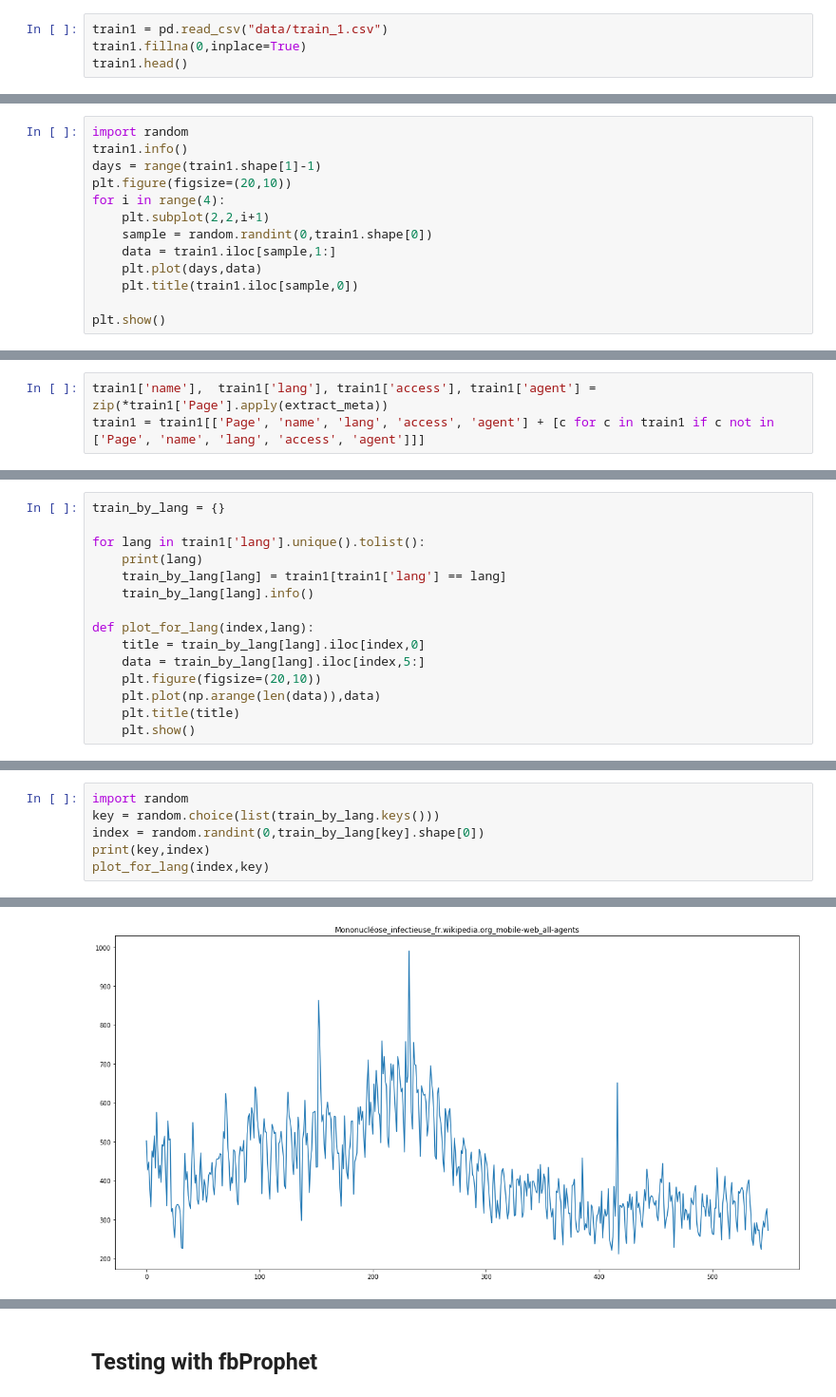
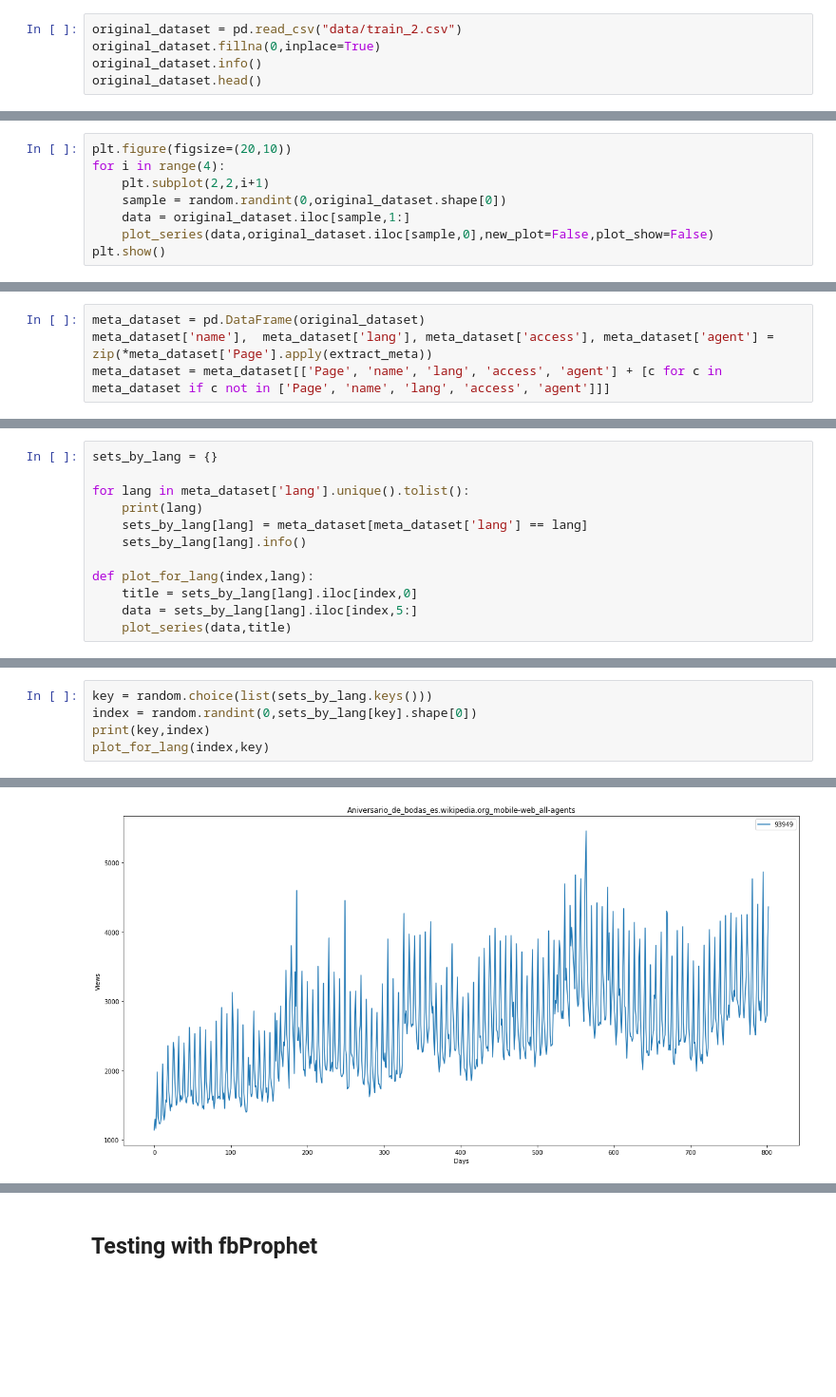
Before and after one commit to maximelovino/WikiForecasting, a Jupyter notebook: wiki_exploration.ipynb, the cells around one changed output, grey strips where cells are left out. Shown at 95% size. Cells and saved outputs as stored; diff of their text form; blank space fills up the shorter version.

```diff
--- a/wiki_exploration.ipynb
+++ b/wiki_exploration.ipynb
@@ -5,5 +20,6 @@ import matplotlib.pyplot as plt
 # %%
-train1 = pd.read_csv("data/train_1.csv")
-train1.fillna(0,inplace=True)
-train1.head()
+original_dataset = pd.read_csv("data/train_2.csv")
+original_dataset.fillna(0,inplace=True)
+original_dataset.info()
+original_dataset.head()
 # %% [output]
@@ -17,14 +52,9 @@ train1.head()
 # %%
-import random
-train1.info()
-days = range(train1.shape[1]-1)
 plt.figure(figsize=(20,10))
 for i in range(4):
     plt.subplot(2,2,i+1)
-    sample = random.randint(0,train1.shape[0])
-    data = train1.iloc[sample,1:]
-    plt.plot(days,data)
-    plt.title(train1.iloc[sample,0])
-
+    sample = random.randint(0,original_dataset.shape[0])
+    data = original_dataset.iloc[sample,1:]
+    plot_series(data,original_dataset.iloc[sample,0],new_plot=False,plot_show=False)
 plt.show()
 # %% [output]
@@ -45,5 +72,6 @@ def extract_meta(page):
     lang = match_lang.group(1) if match_lang else 'na'
     return [name,lang,access,agent]
 # %%
-train1['name'],  train1['lang'], train1['access'], train1['agent'] = zip(*train1['Page'].apply(extract_meta))
-train1 = train1[['Page', 'name', 'lang', 'access', 'agent'] + [c for c in train1 if c not in ['Page', 'name', 'lang', 'access', 'agent']]]
+meta_dataset = pd.DataFrame(original_dataset)
+meta_dataset['name'],  meta_dataset['lang'], meta_dataset['access'], meta_dataset['agent'] = zip(*meta_dataset['Page'].apply(extract_meta))
+meta_dataset = meta_dataset[['Page', 'name', 'lang', 'access', 'agent'] + [c for c in meta_dataset if c not in ['Page', 'name', 'lang', 'access', 'agent']]]
@@ -60,18 +98,15 @@ train1.head()
 # %%
-train_by_lang = {}
+sets_by_lang = {}
 
-for lang in train1['lang'].unique().tolist():
+for lang in meta_dataset['lang'].unique().tolist():
     print(lang)
-    train_by_lang[lang] = train1[train1['lang'] == lang]
-    train_by_lang[lang].info()
+    sets_by_lang[lang] = meta_dataset[meta_dataset['lang'] == lang]
+    sets_by_lang[lang].info()
 
 def plot_for_lang(index,lang):
-    title = train_by_lang[lang].iloc[index,0]
-    data = train_by_lang[lang].iloc[index,5:]
-    plt.figure(figsize=(20,10))
-    plt.plot(np.arange(len(data)),data)
-    plt.title(title)
-    plt.show()
+    title = sets_by_lang[lang].iloc[index,0]
+    data = sets_by_lang[lang].iloc[index,5:]
+    plot_series(data,title)
 # %% [output]
 zh
 <class 'pandas.core.frame.DataFrame'>
@@ -93,7 +128,6 @@ memory usage: 59.7+ MB
 # %%
-import random
-key = random.choice(list(train_by_lang.keys()))
-index = random.randint(0,train_by_lang[key].shape[0])
+key = random.choice(list(sets_by_lang.keys()))
+index = random.randint(0,sets_by_lang[key].shape[0])
 print(key,index)
 plot_for_lang(index,key)
 # %% [output]
@@ -101 +135 @@ fr 12232
-[figure, old version]
+[figure, new version]
```
Also changed, not shown: parts of 42 cells of this notebook, 2 other files.
